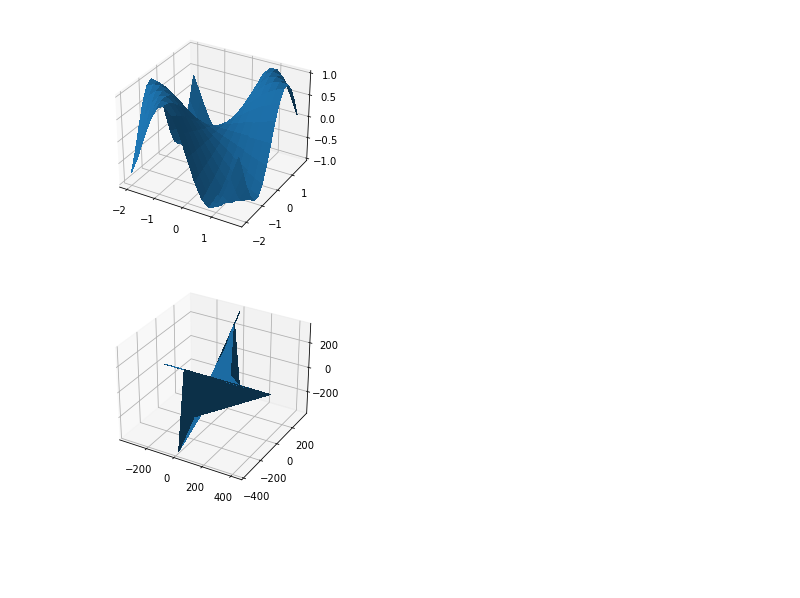
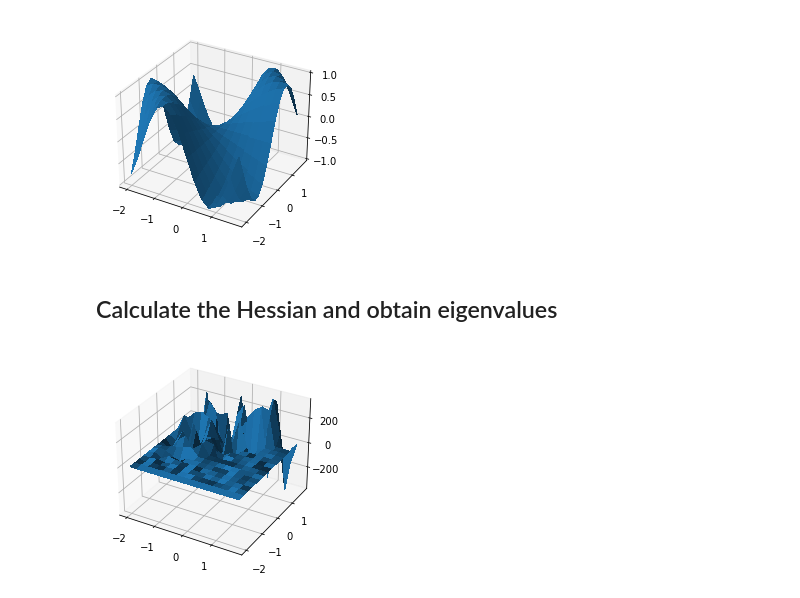
Before and after one commit to ningsongshen/usra-2020, a Jupyter notebook: indices_of_convexity_discretization.ipynb, the cells around one changed output. Saved outputs shown, nothing was run; the diff lists cells and outputs as text; code cells hidden in the pictures; blank space fills up the shorter version.

Commit message:
numerically plotted eigenvalues

```diff
--- a/indices_of_convexity_discretization.ipynb
+++ b/indices_of_convexity_discretization.ipynb
@@ -7,0 +12,6 @@ from matplotlib.ticker import LinearLocator, FormatStrFormatter
+# %%
+# Set parameters
+f = lambda x: np.sin(x[0] * x[1])
+display_rad = 2
+display_shift = 0
+display_spacing = 0.25 # if computations are too slow, make the spacing bigger
@@ -22,22 +36,12 @@ ax.set_zlim(-1.01, 1.01)
 plt.show()
 # %% [output]
 [figure]
+# %% [markdown]
+## Calculate the Hessian and obtain eigenvalues
 # %%
-fig1 = plt.figure()
-ax1 = fig1.gca(projection='3d')
+lamda_1 = lamda_2 = np.zeros(X.shape)
 
-# Make data.
-X = np.arange(-2, 2, 0.25)
-Y = np.arange(-2, 2, 0.25)
-X, Y = np.meshgrid(X, Y)
-
-f = lambda x: np.sin(x[0] * x[1])
-# iterate through the array and calculate the value at each point for lamda_1 and lamda_2, creating two new arrays (plot)
-# using these new arrays, calculate the max(lamdma, 0) of each one (plot)
-# using these new arrays, plot indices of convexity.
-# we normally rely on the default for spacing, but if it's too slow, make the spacing bigger.
-lamda_1, lamda_2 = X, Y
-
+# iterate through the array and calculate the value at each point for lamda_1 and lamda_2, creating two new arrays
 for i in range(X.shape[0]):
     for j in range(X.shape[1]):
         H = nd.Hessian(f)([i, j])
@@ -45,13 +49,18 @@ for i in range(X.shape[0]):
         eigvals = eigvals.real
         lamda_1[i][j] = eigvals[0]
         lamda_2[i][j] = eigvals[1]
-
-
-# Plot the surface.
-surf1 = ax1.plot_surface(X, Y, lamda_2, linewidth=0, antialiased=False)
-# Customize the z axis.
-# ax1.set_zlim(-1.01, 1.01)
-#
-plt.show()
-# %% [output]
-[figure, removed]
+# %%
+fig1 = plt.figure()
+ax1 = fig1.gca(projection='3d')
+
+X = np.arange(-display_rad + display_shift, display_rad + display_shift, display_spacing)
+Y = np.arange(-display_rad + display_shift, display_rad + display_shift, display_spacing)
+X, Y = np.meshgrid(X, Y)
+# Plot the surface.
+surf1 = ax1.plot_surface(X, Y, lamda_1, linewidth=0, antialiased=False)
+# Customize the z axis.
+# ax1.set_zlim(-10, 10)
+#
+plt.show()
+# %% [output]
+[figure, added]
```
Also changed, not shown: parts of 10 cells of this notebook.
